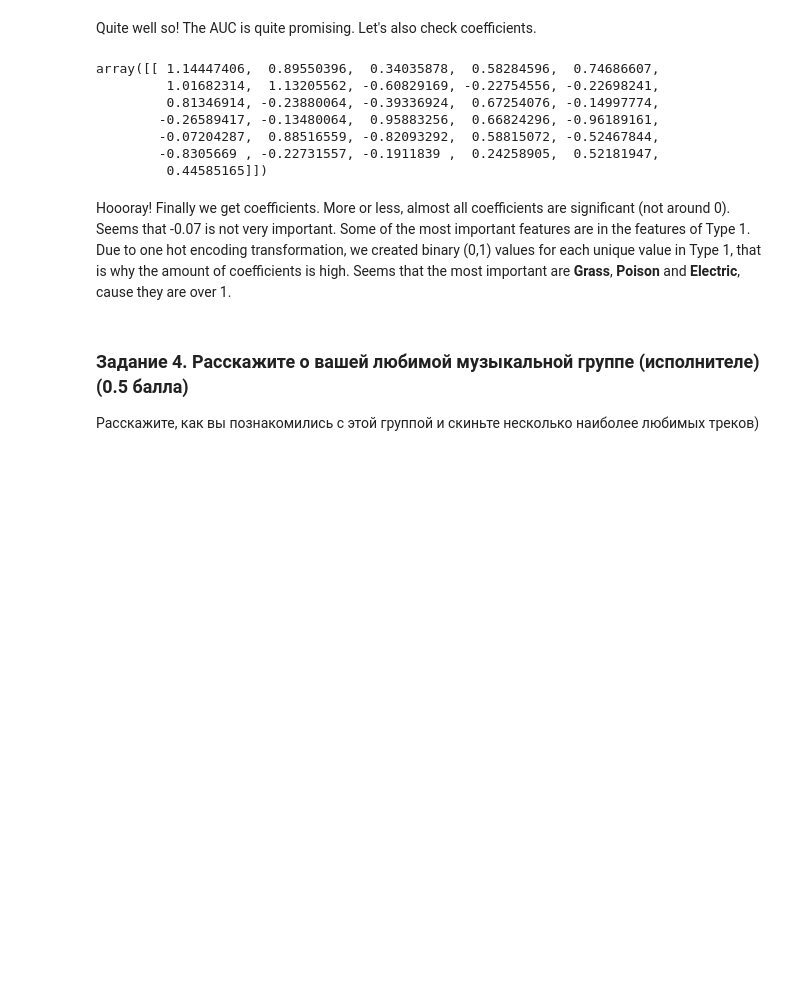
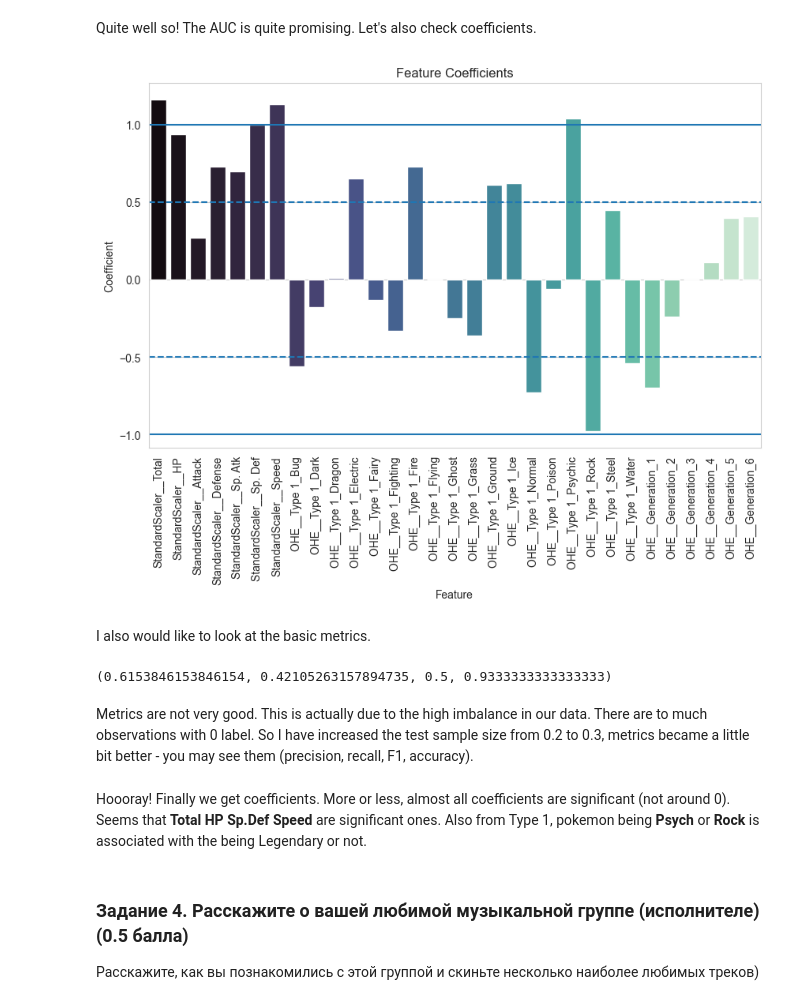
Before and after one commit to SuleimanovShakir/BI_MachineLearning, a Jupyter notebook: hw2/code/Linear_models.ipynb, the cells around one changed output. Saved outputs shown, nothing was run; the diff lists cells and outputs as text; code cells hidden in the pictures; blank space fills up the shorter version.

```diff
--- a/hw2/code/Linear_models.ipynb
+++ b/hw2/code/Linear_models.ipynb
@@ -878,17 +878,32 @@ plt.legend();
 # %% [markdown]
 Quite well so! The AUC is quite promising. Let's also check coefficients.
 # %%
-ml_log_pipeline.named_steps['model'].coef_
+coef = ml_log_pipeline.named_steps['model'].coef_.flatten().round(2)
+feature_names = preprocessor.get_feature_names_out()
+cf_feat = pd.DataFrame({'Feature': feature_names, 'Coefficient': coef})
+cf_feat
+
+plt.figure(figsize=(10, 6))
+sns.barplot(x='Feature', y='Coefficient', data=cf_feat, hue='Feature', palette='mako', legend=False)
+plt.title('Feature Coefficients')
+plt.axhline(y=1)
+plt.axhline(y=-1)
+plt.axhline(y=0.5, linestyle='--')
+plt.axhline(y=-0.5, linestyle='--')
+plt.xticks(rotation=45)
+plt.show();
 # %% [output]
-array([[ 1.14447406,  0.89550396,  0.34035878,  0.58284596,  0.74686607,
-         1.01682314,  1.13205562, -0.60829169, -0.22754556, -0.22698241,
-         0.81346914, -0.23880064, -0.39336924,  0.67254076, -0.14997774,
-        -0.26589417, -0.13480064,  0.95883256,  0.66824296, -0.96189161,
-        -0.07204287,  0.88516559, -0.82093292,  0.58815072, -0.52467844,
-        -0.8305669 , -0.22731557, -0.1911839 ,  0.24258905,  0.52181947,
-         0.44585165]])
+[figure, added]
+# %% [markdown]
+I also would like to look at the basic metrics.
+# %%
+binary_classification_metrics(y_pred, y_test)
+# %% [output]
+(0.6153846153846154, 0.42105263157894735, 0.5, 0.9333333333333333)
+# %% [markdown]
+Metrics are not very good. This is actually due to the high imbalance in our data. There are to much observations with 0 label. So I have increased the test sample size from 0.2 to 0.3, metrics became a little bit better - you may see them (precision, recall, F1, accuracy).
 # %% [markdown]
-Hoooray! Finally we get coefficients. More or less, almost all coefficients are significant (not around 0). Seems that -0.07 is not very important. Some of the most important features are in the features of Type 1. Due to one hot encoding transformation, we created binary (0,1) values for each unique value in Type 1, that is why the amount of coefficients is high. Seems that the most important are **Grass**, **Poison** and **Electric**, cause they are over 1.
+Hoooray! Finally we get coefficients. More or less, almost all coefficients are significant (not around 0). Seems that **Total** **HP** **Sp.Def** **Speed** are significant ones. Also from Type 1, pokemon being **Psych** or **Rock** is associated with the being Legendary or not.
 # %% [markdown]
 ### Задание 4. Расскажите о вашей любимой музыкальной группе (исполнителе) (0.5 балла)
 
```
Also changed, not shown: parts of 3 cells of this notebook.
